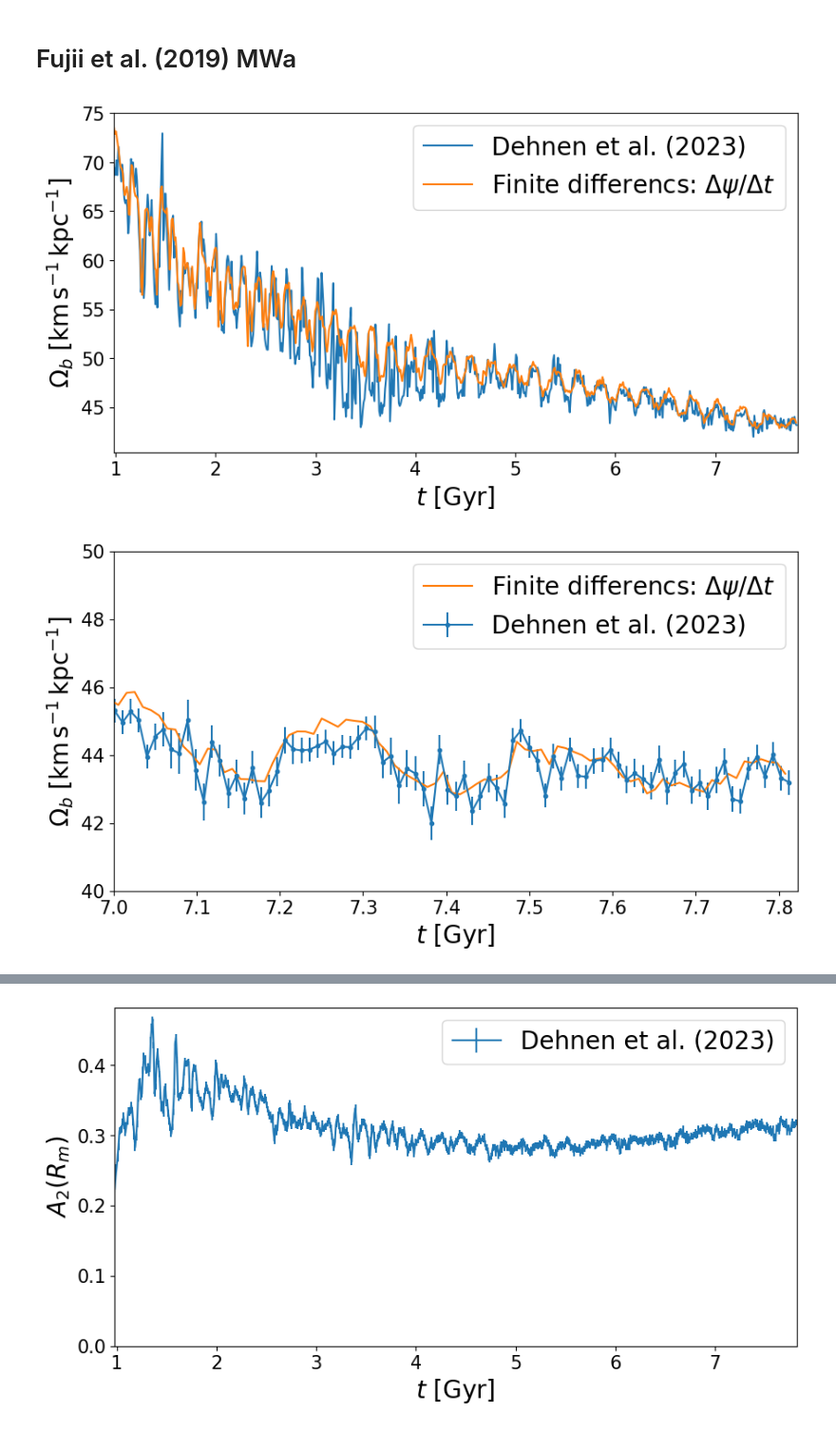
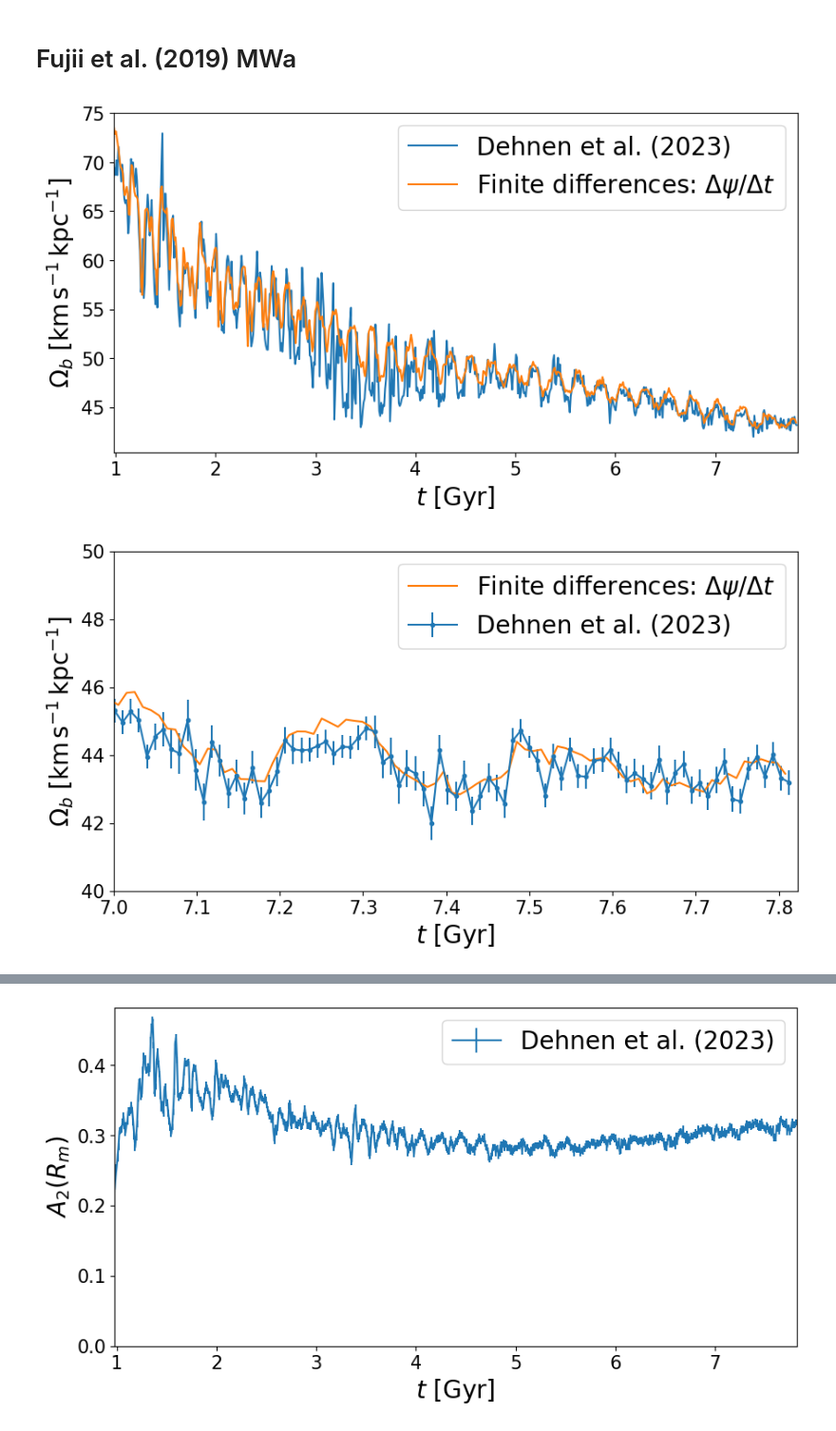
Before and after one commit to tetsuroasano/patternSpeed, a Jupyter notebook: Nbody_ana.ipynb, the cells around one changed output, grey strips where cells are left out. Shown at 95% size. Drawn from its saved outputs; the diff is of its cells as text; code cells hidden in the pictures.

```diff
--- a/Nbody_ana.ipynb
+++ b/Nbody_ana.ipynb
@@ -58,20 +58,20 @@ df['Om_fd'] *= 100
 # %%
 fig = plt.figure(figsize=[10, 5])
 ax = fig.add_subplot(111)
 ax.plot(df['t'], df['Om'], label='Dehnen et al. (2023)')
-ax.plot(df['t']-0.5*dt, df['Om_fd'], label=r'Finite differencs: $\Delta \psi/\Delta t$')
+ax.plot(df['t']-0.5*dt, df['Om_fd'], label=r'Finite differences: $\Delta \psi/\Delta t$')
 ax.legend(fontsize=20)
 ax.set_xlim(100*dt, 800*dt)
 ax.set_xlabel(r'$t$ [Gyr]', fontsize=20)
 ax.set_ylabel(r'$\Omega_b\; [\mathrm{km \, s^{-1} \, kpc^{-1}}]$', fontsize=20)
 ax.tick_params(labelsize=15)
 # %% [output]
-[figure, old version]
+[figure, new version]
 # %%
 fig = plt.figure(figsize=[10, 5])
 ax = fig.add_subplot(111)
 ax.errorbar(df['t'], df['Om'], df['Om_e'],  ls='-', fmt='.', label='Dehnen et al. (2023)')
-ax.plot(df['t']-0.5*dt, df['Om_fd'], label=r'Finite differencs: $\Delta \psi/\Delta t$')
+ax.plot(df['t']-0.5*dt, df['Om_fd'], label=r'Finite differences: $\Delta \psi/\Delta t$')
 ax.legend(fontsize=20)
 ax.set_xlim(7, 800*dt)
 ax.set_ylim(40, 50)
@@ -79,7 +79,7 @@ ax.set_xlabel(r'$t$ [Gyr]', fontsize=20)
 ax.set_ylabel(r'$\Omega_b\; [\mathrm{km \, s^{-1} \, kpc^{-1}}]$', fontsize=20)
 ax.tick_params(labelsize=15)
 # %% [output]
-[figure, old version]
+[figure, new version]
 # %%
 fig = plt.figure(figsize=[10, 5])
 ax = fig.add_subplot(111)
```
Also changed, not shown: parts of 5 cells of this notebook.
